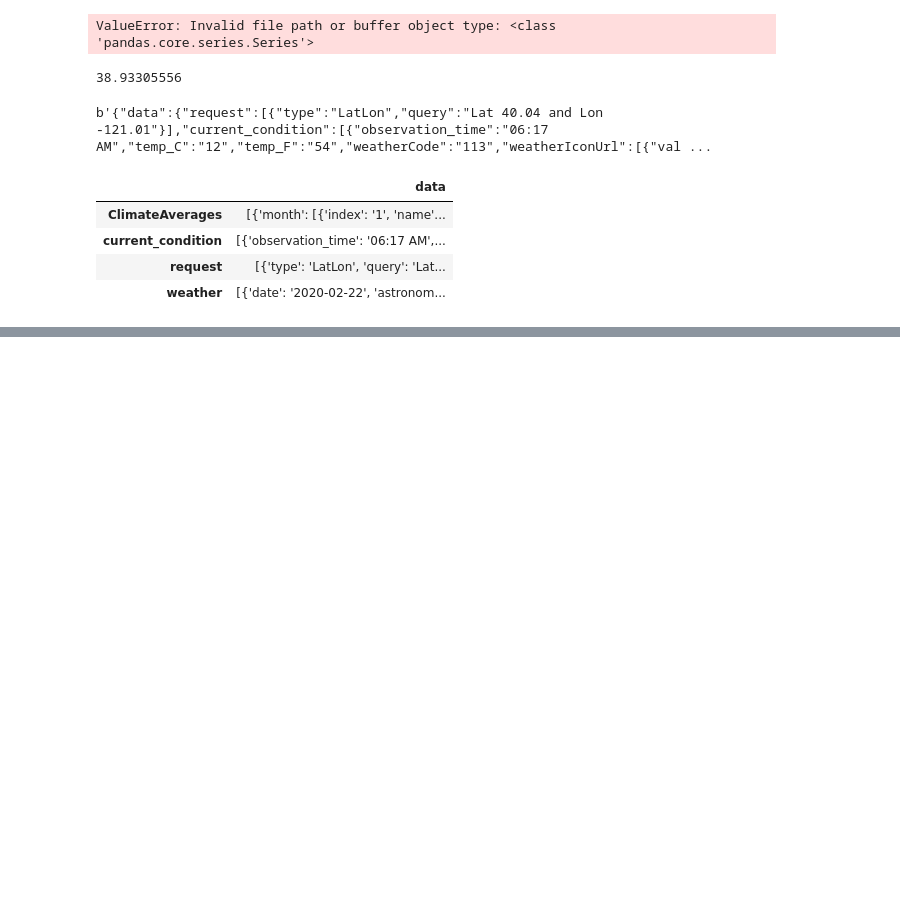
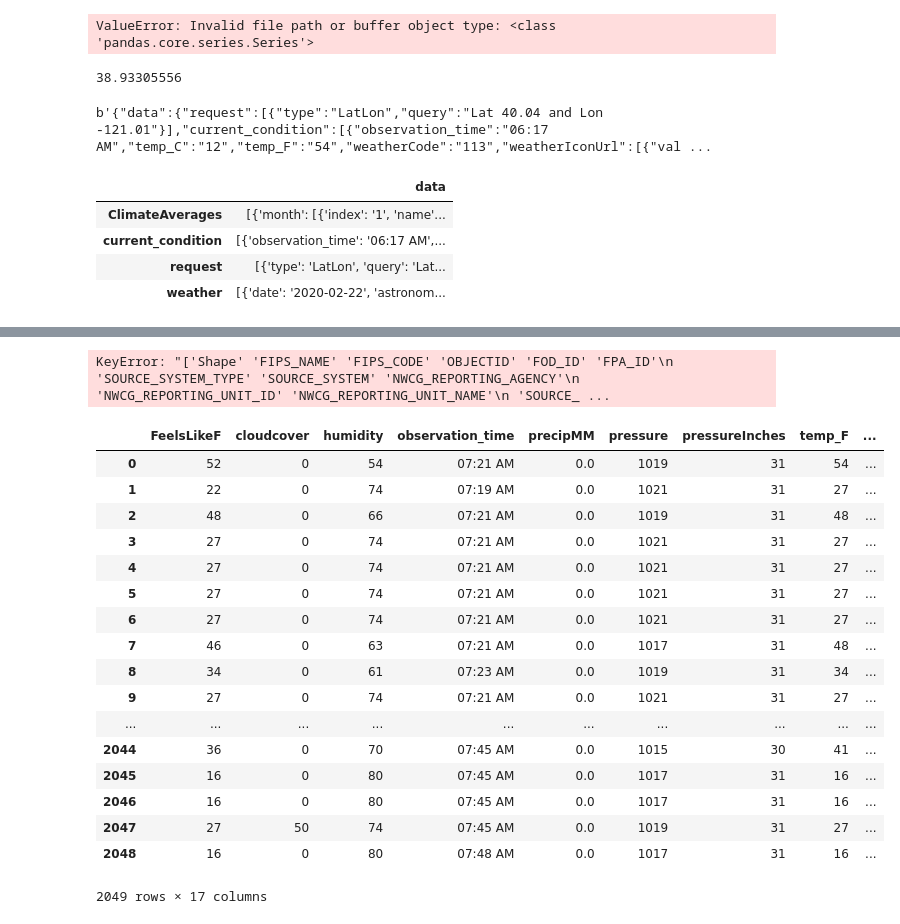
Before and after one commit to collegedayss/BushFires, a Jupyter notebook: GATech Hackathon.ipynb, the cells around one changed output, grey strips where cells are left out. Drawn from its saved outputs; the diff is of its cells as text; code cells hidden in the pictures; blank space fills up the shorter version.

```diff
--- a/GATech Hackathon.ipynb
+++ b/GATech Hackathon.ipynb
@@ -189,0 +290,4 @@ http://api.worldweatheronline.com/premium/v1/weather.ashx?key=74cb0776a68549e6a1
+# %%
+df_s6.reset_index(drop=True,inplace=True)
+# %%
+newest_df = df_s6.join(df_s7)
@@ -189,0 +314,4 @@ http://api.worldweatheronline.com/premium/v1/weather.ashx?key=74cb0776a68549e6a1
+# %%
+remove_columns = ['FeelsLikeC', 'temp_C','weatherDesc','weatherIconUrl','query', 'windspeedKmph', 'type', 'precipInches' ]
+# %%
+newest_df.drop(remove_columns, axis=1,inplace=True)
@@ -189,0 +332,4 @@ http://api.worldweatheronline.com/premium/v1/weather.ashx?key=74cb0776a68549e6a1
+# %%
+final_df.drop(remove_more_columns, axis=1,inplace=True)
+# %% [output]
+KeyError: "['Shape' 'FIPS_NAME' 'FIPS_CODE' 'OBJECTID' 'FOD_ID' 'FPA_ID'\n 'SOURCE_SYSTEM_TYPE' 'SOURCE_SYSTEM' 'NWCG_REPORTING_AGENCY'\n 'NWCG_REPORTING_UNIT_ID' 'NWCG_REPORTING_UNIT_NAME'\n 'SOURCE_ ...
@@ -189,0 +347,21 @@ http://api.worldweatheronline.com/premium/v1/weather.ashx?key=74cb0776a68549e6a1
+# %%
+newest_df.rename(columns={"Latitude": "LATITUDE", "Longitude": "LONGITUDE"})
+# %% [output]
+|  | FeelsLikeF | cloudcover | humidity | observation_time | precipMM | pressure | pressureInches | temp_F | ... |
+| 0 | 52 | 0 | 54 | 07:21 AM | 0.0 | 1019 | 31 | 54 | ... |
+| 1 | 22 | 0 | 74 | 07:19 AM | 0.0 | 1021 | 31 | 27 | ... |
+| 2 | 48 | 0 | 66 | 07:21 AM | 0.0 | 1019 | 31 | 48 | ... |
+| 3 | 27 | 0 | 74 | 07:21 AM | 0.0 | 1021 | 31 | 27 | ... |
+| 4 | 27 | 0 | 74 | 07:21 AM | 0.0 | 1021 | 31 | 27 | ... |
+| 5 | 27 | 0 | 74 | 07:21 AM | 0.0 | 1021 | 31 | 27 | ... |
+| 6 | 27 | 0 | 74 | 07:21 AM | 0.0 | 1021 | 31 | 27 | ... |
+| 7 | 46 | 0 | 63 | 07:21 AM | 0.0 | 1017 | 31 | 48 | ... |
+| 8 | 34 | 0 | 61 | 07:23 AM | 0.0 | 1019 | 31 | 34 | ... |
+| 9 | 27 | 0 | 74 | 07:21 AM | 0.0 | 1021 | 31 | 27 | ... |
+| ... | ... | ... | ... | ... | ... | ... | ... | ... | ... |
+| 2044 | 36 | 0 | 70 | 07:45 AM | 0.0 | 1015 | 30 | 41 | ... |
+| 2045 | 16 | 0 | 80 | 07:45 AM | 0.0 | 1017 | 31 | 16 | ... |
+| 2046 | 16 | 0 | 80 | 07:45 AM | 0.0 | 1017 | 31 | 16 | ... |
+| 2047 | 27 | 50 | 74 | 07:45 AM | 0.0 | 1019 | 31 | 27 | ... |
+| 2048 | 16 | 0 | 80 | 07:48 AM | 0.0 | 1017 | 31 | 16 | ... |
+2049 rows × 17 columns
```
Also changed, not shown: parts of 54 cells of this notebook.
